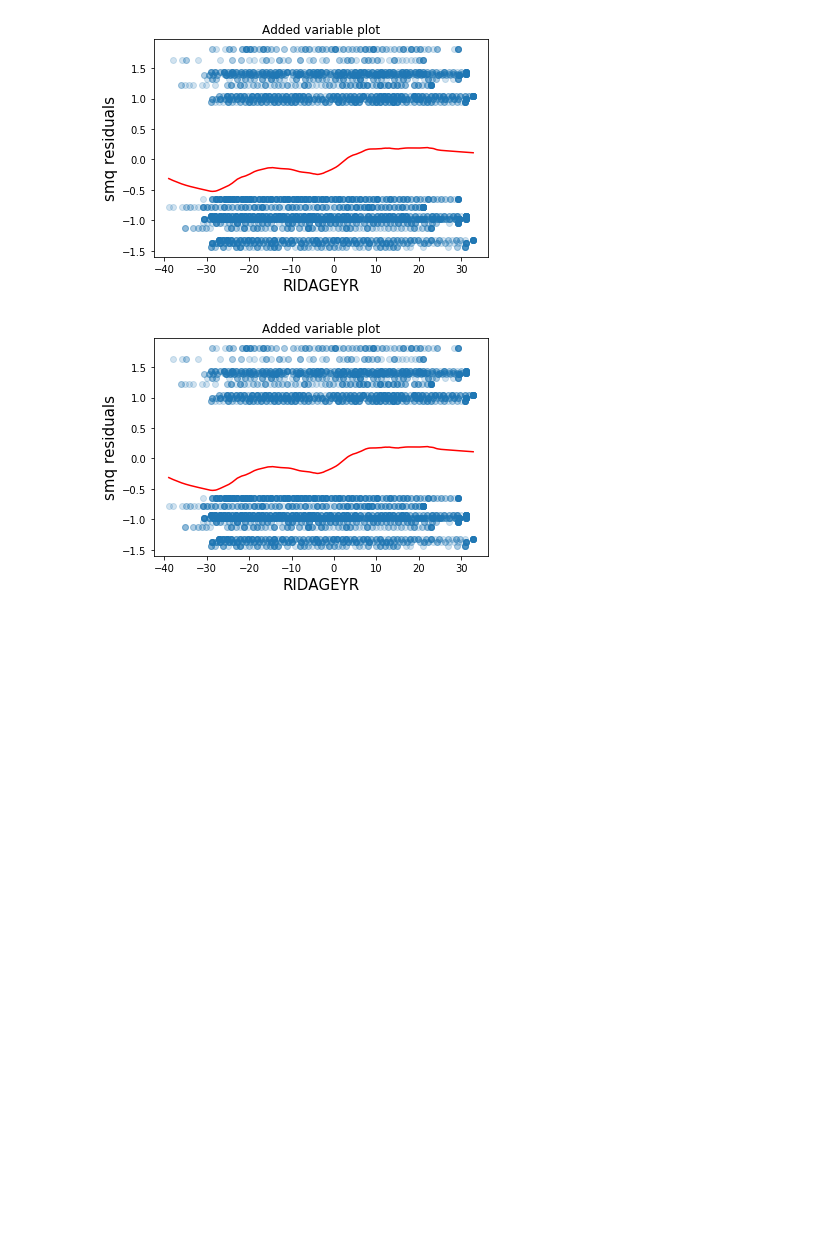
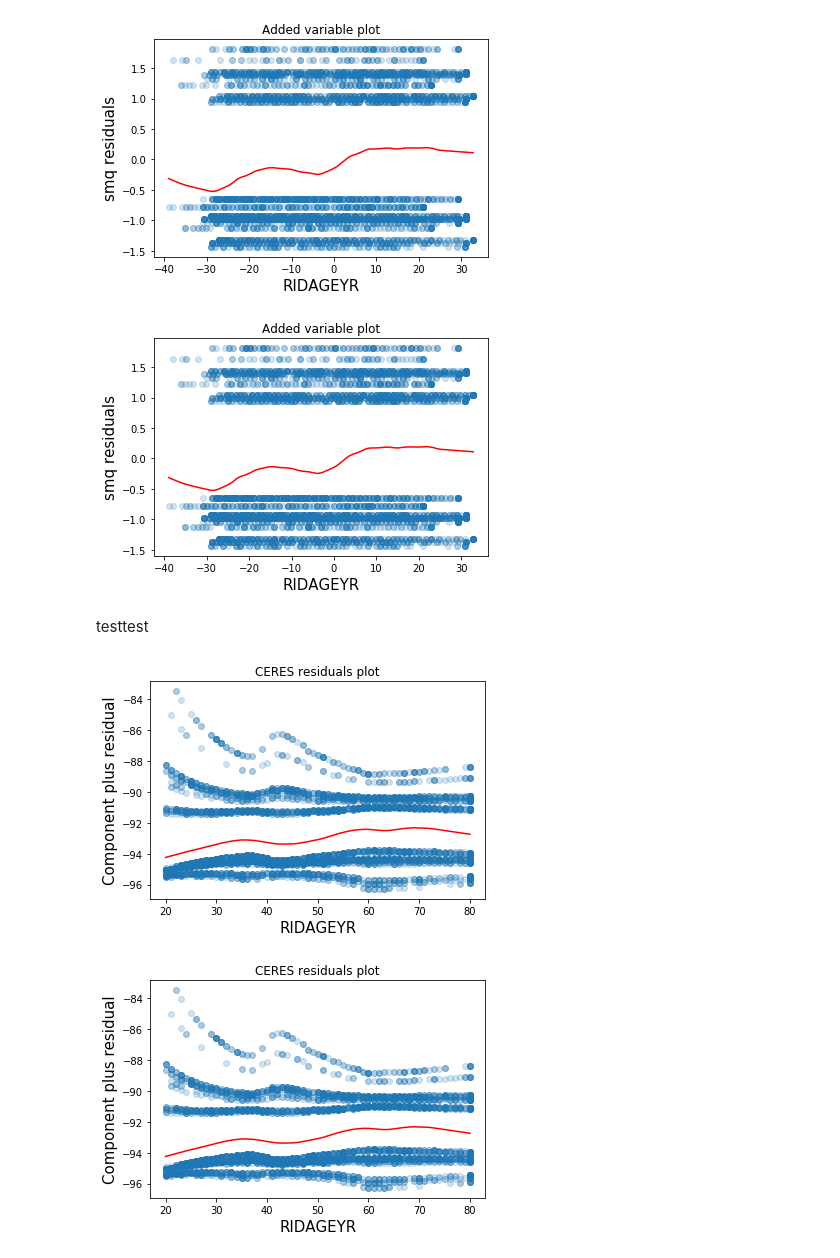
Before and after one commit to kshedden/statswpy_temp, a Jupyter notebook: week2.ipynb, the cells around one changed output. Drawn from its saved outputs; the diff is of its cells as text; code cells hidden in the pictures; blank space fills up the shorter version.

```diff
--- a/week2.ipynb
+++ b/week2.ipynb
@@ -681,3 +685,13 @@ add_lowess(ax)
 # %% [output]
 [figure]
 [figure]
+# %% [markdown]
+testtest
+# %%
+fig = result.plot_ceres_residuals("RIDAGEYR")
+ax = fig.get_axes()[0]
+ax.lines[0].set_alpha(0.2)
+add_lowess(ax)
+# %% [output]
+[figure, added]
+[figure, added]
```
Also changed, not shown: parts of 9 cells of this notebook.
